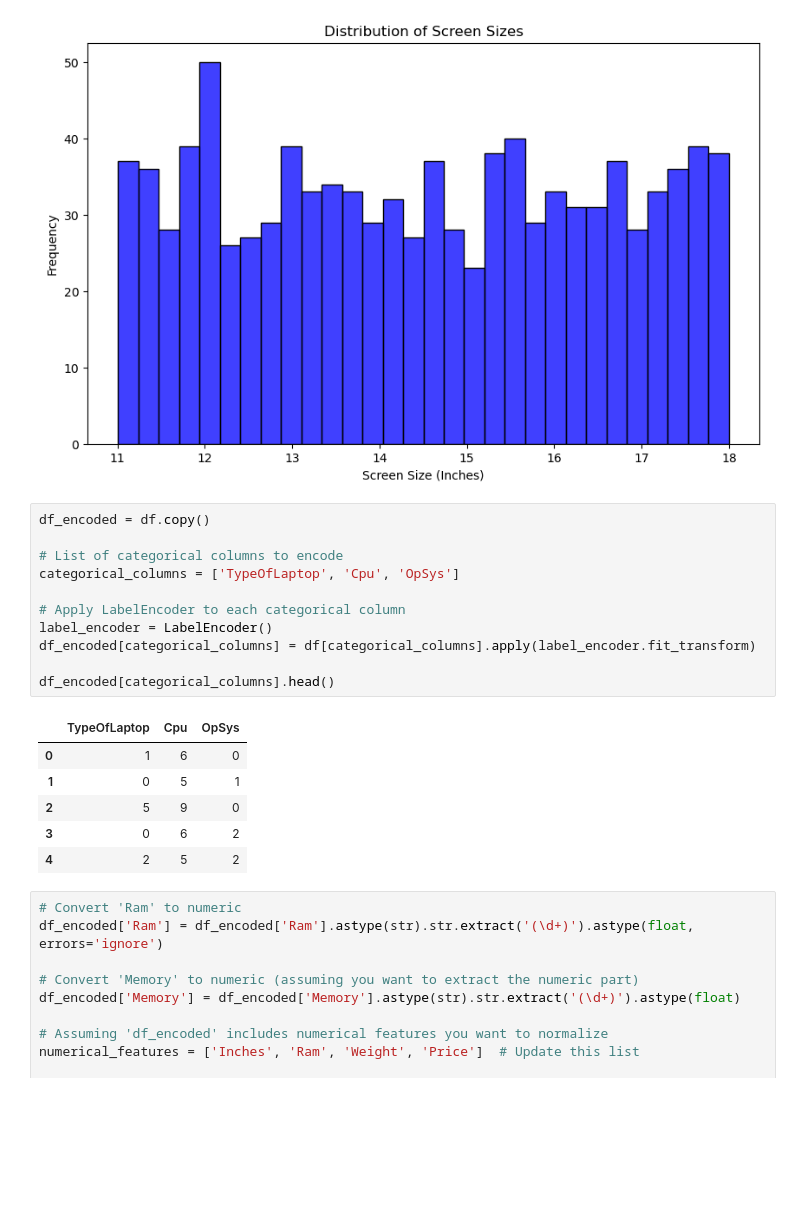
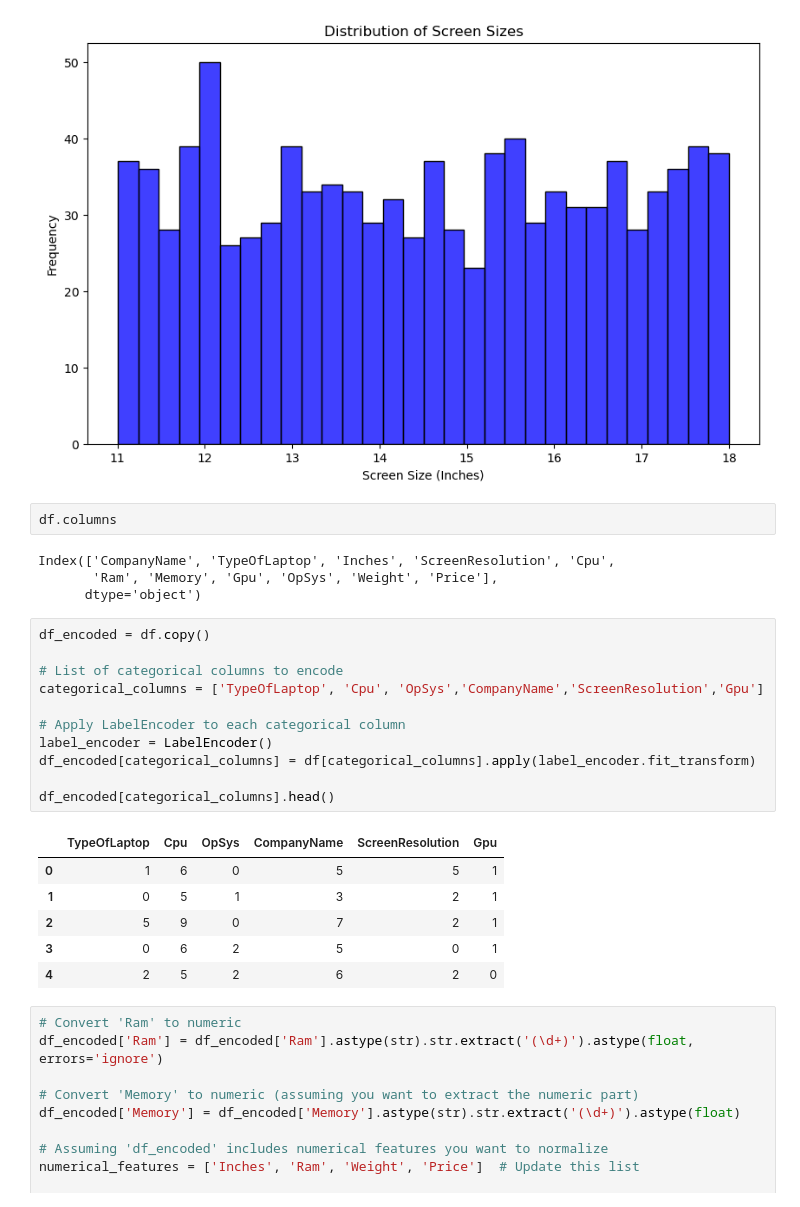
Before and after one commit to Jieyieteoh03/DS_capstone_project, a Jupyter notebook: DS Capstone Project Jie Yie.ipynb, the cells around one changed output. Drawn from its saved outputs; the diff is of its cells as text; blank space fills up the shorter version.

```diff
--- a/DS Capstone Project Jie Yie.ipynb
+++ b/DS Capstone Project Jie Yie.ipynb
@@ -217,24 +217,30 @@ plt.ylabel('Frequency')
 plt.show()
 # %% [output]
 [figure]
+# %%
+df.columns
+# %% [output]
+Index(['CompanyName', 'TypeOfLaptop', 'Inches', 'ScreenResolution', 'Cpu',
+       'Ram', 'Memory', 'Gpu', 'OpSys', 'Weight', 'Price'],
+      dtype='object')
 # %%
 df_encoded = df.copy()
 
 # List of categorical columns to encode
-categorical_columns = ['TypeOfLaptop', 'Cpu', 'OpSys']
+categorical_columns = ['TypeOfLaptop', 'Cpu', 'OpSys','CompanyName','ScreenResolution','Gpu']
 
 # Apply LabelEncoder to each categorical column
 label_encoder = LabelEncoder()
 df_encoded[categorical_columns] = df[categorical_columns].apply(label_encoder.fit_transform)
 
 df_encoded[categorical_columns].head()
 # %% [output]
-|  | TypeOfLaptop | Cpu | OpSys |
-| 0 | 1 | 6 | 0 |
-| 1 | 0 | 5 | 1 |
-| 2 | 5 | 9 | 0 |
-| 3 | 0 | 6 | 2 |
-| 4 | 2 | 5 | 2 |
+|  | TypeOfLaptop | Cpu | OpSys | CompanyName | ScreenResolution | Gpu |
+| 0 | 1 | 6 | 0 | 5 | 5 | 1 |
+| 1 | 0 | 5 | 1 | 3 | 2 | 1 |
+| 2 | 5 | 9 | 0 | 7 | 2 | 1 |
+| 3 | 0 | 6 | 2 | 5 | 0 | 1 |
+| 4 | 2 | 5 | 2 | 6 | 2 | 0 |
 # %%
 # Convert 'Ram' to numeric
 df_encoded['Ram'] = df_encoded['Ram'].astype(str).str.extract('(\d+)').astype(float, errors='ignore')
```
Also changed, not shown: parts of 28 cells of this notebook.
